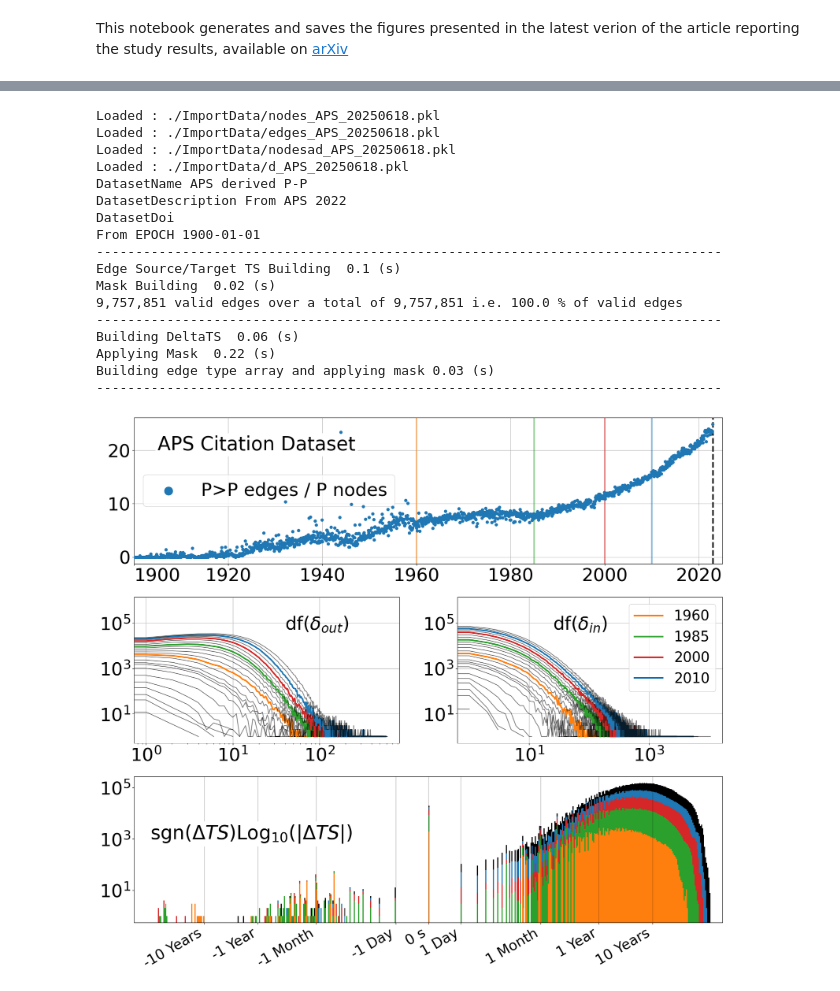
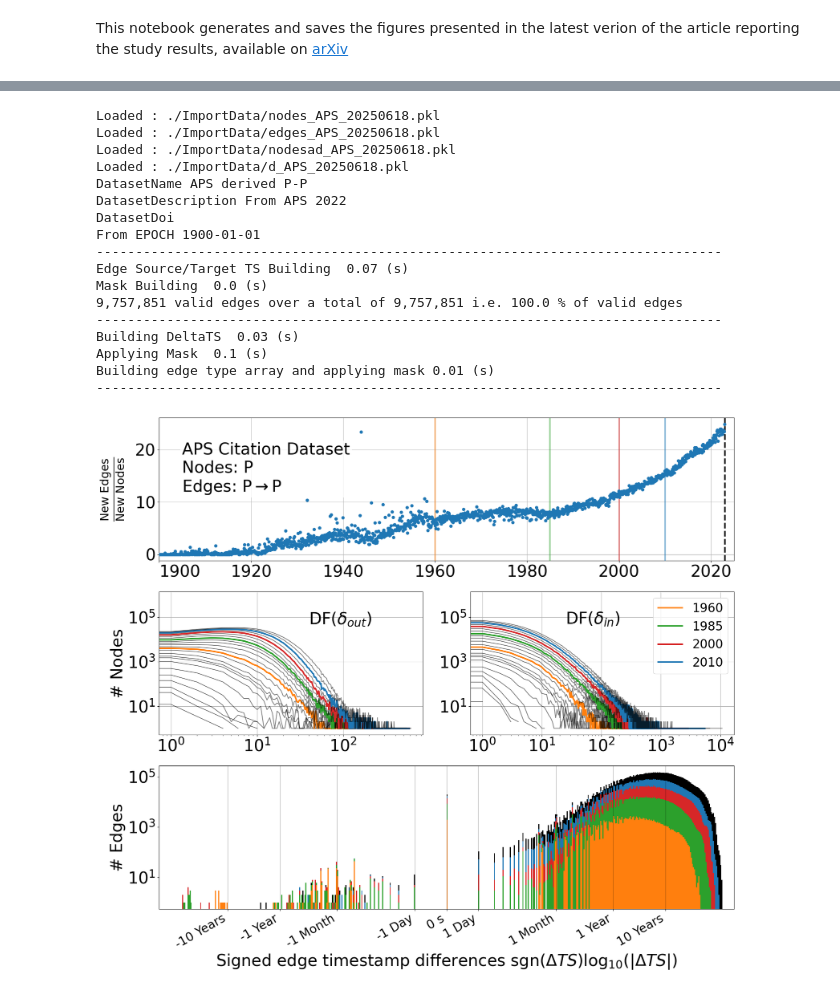
Before and after one commit to grouss/growing-network-study, a Jupyter notebook: Replication_Package_Figures.ipynb, the cells around one changed output, grey strips where cells are left out. Drawn from its saved outputs; the diff is of its cells as text; code cells hidden in the pictures.

```diff
--- a/Replication_Package_Figures.ipynb
+++ b/Replication_Package_Figures.ipynb
@@ -150,16 +133,19 @@ if Rebuild:
             axs[0].scatter(x,stat[sourcetype],s=30,zorder=10,label=sourcetype+" nodes")
     axs[0].legend(loc='upper left',fontsize=fontsize,ncol=1,markerscale=3)
     axs[0].set_yscale("log")
-    axs[0].tick_params(axis='both',which='major',labelsize=fontsize)
+    axs[0].tick_params(axis='both',which='major',labelsize=fontsize-2)
+    axs[0].set_ylabel("New Nodes (Month)",fontsize=fontsize)
     verticalline(fig,axs[0])
     shiftlabels(fig,axs[0])
 
     for sourcetype in ["RV>RV","RL>RV","RL>RL"]:
         if ">" in sourcetype and np.sum(stat[sourcetype])!=0:
-            axs[1].scatter(x,stat[sourcetype],s=30,zorder=10,label=sourcetype+" edges")
+            n1,n2=sourcetype.split(">")
+            axs[1].scatter(x,stat[sourcetype],s=30,zorder=10,label=n1+r'$\to$'+n2+" edges")
     axs[1].legend(loc='upper left',fontsize=fontsize,ncol=2,markerscale=3)
     axs[1].set_yscale("log")
     axs[1].tick_params(axis='both',which='major',labelsize=fontsize-2)
+    axs[1].set_ylabel("New Edges (Month)",fontsize=fontsize-2)
     verticalline(fig,axs[1])
     shiftlabels(fig,axs[1])
 
@@ -611,7 +579,9 @@ Fsave=True
 if Rebuild:
     # O/RL/RV-RL/RV graph
     # ! can take few minutes (should be less than 10)
-    arraytype,encoding,sourcearrayTS,targetarrayTS,deltaTS=GetEdgeTs(*LoadAllArray())
+    nodes,edges,nodesad,d,Nnodes,Nedges,EPOCH,DatasetName =LoadAllArray()
+    arraytype,encoding,sourcearrayTS,targetarrayTS,deltaTS=GetEdgeTs(nodes,edges,nodesad,d,Nnodes,Nedges,EPOCH=EPOCH)
+    del nodes,edges,nodesad
 # %% [output]
 Loaded : ./ImportData/nodes_20240310.pkl
 Loaded : ./ImportData/edges_20240310.pkl
@@ -628,11 +603,13 @@ Building edge type array and applying mask 9.26 (s)
 # %%
 if Rebuild:
     # Derived O-(RL/RV)-O graph
-    arraytypeOO,encodingOO,sourcearrayTSOO,targetarrayTSOO,deltaTSOO=GetEdgeTs(*LoadAllArray_OO(keypath="BigO"))
+    nodesOO,edgesOO,nodesadOO,d,Nnodes,Nedges,EPOCH,DatasetName=LoadAllArray_OO(keypath="BigO")
+    arraytypeOO,encodingOO,sourcearrayTSOO,targetarrayTSOO,deltaTSOO=GetEdgeTs(nodesOO,edgesOO,nodesadOO,d,Nnodes,Nedges,EPOCH=EPOCH)
 
     print('Unvalid edges are mainly orgin nodes without release or revision nodes after partitioning for which nodesad=2^32-1')
     #nodesOO,edgesOO,nodesad,d,Nnodes,Nedges
-    arraytypeTSL,encodingTSL,sourcearrayTSTSL,targetarrayTSTSL,deltaTSTSL=GetEdgeTs(*LoadAllArray_OO(keypath="BigO"),depth=1)
+    arraytypeTSL,encodingTSL,sourcearrayTSTSL,targetarrayTSTSL,deltaTSTSL=GetEdgeTs(nodesOO,edgesOO,nodesadOO,d,Nnodes,Nedges,EPOCH=EPOCH,depth=1)
+    del nodesOO,edgesOO,nodesadOO
 # %% [output]
 Loaded : nodes_o_derived_O-RVRL-O_BigO_20240429.pkl
 Loaded : edges_o_derived_O-RVRL-O_BigO_20240429.pkl
@@ -823,7 +780,7 @@ if Rebuild:
     dout,din=pickle.load(open(exportpath+"degreeInOutHisto_APS_year_1900_2030.pkl","rb"))
 
     markersize=0.5
-    fontsize=36
+    fontsize=32
     lw=3
     Tmn=60;Thour=60*60;Tday=24*Thour;Tweek=7*Tday;Tyear=365*Tday;Tmonth=Tyear//12
 
@@ -832,6 +789,7 @@ if Rebuild:
     nfig=3
 
     YEARlist=[(2010,"tab:blue"),(2000,"tab:red"),(1985,"tab:green"),(1960,"tab:orange")]
+    bbox=dict(facecolor='white', edgecolor='none', alpha=0.8)
 
 
     def verticalline(fig,axs,YEARlist):
@@ -857,7 +815,7 @@ if Rebuild:
 
 
     fig = plt.figure(figsize=(18, 5*nfig))  # Taille de la figure
-    string1=r'Histograms of the signed edge timestamp differences $\operatorname{sgn}(\Delta TS){\rm Log}_{10}(|\Delta TS|)$'
+    string1=r'Histograms of the signed edge timestamp differences $\operatorname{sgn}(\Delta TS){\rm log}_{10}(|\Delta TS|)$'
     #string2='Vertical black lines : -1Year/-1Week/-1Days/-1Hour/-1mn/0s/1mn/1Hour/1Day/1Week/1Year'
     #plt.title(string1+'\n'+string2,fontsize=fontsize-4)
 
@@ -867,9 +825,14 @@ if Rebuild:
     ax=(nfig+1)*[None]
 
     ax[0] = plt.subplot2grid((nfig, 4), (0, 0),colspan=4)
+    ax[0].set_ylabel(r'$\frac{\rm New~Edges}{\rm New~Nodes}$',fontsize=fontsize)
     ax[1] = plt.subplot2grid((nfig, 4), (1, 0),colspan=2)
+    ax[1].set_ylabel('# Nodes',fontsize=fontsize)
     ax[2] = plt.subplot2grid((nfig, 4), (1, 2),colspan=2)
+
     ax[3] = plt.subplot2grid((nfig, 4), (2, 0),colspan=4)
+    ax[3].set_xlabel(r'Signed edge timestamp differences $\operatorname{sgn}(\Delta TS){\rm log}_{10}(|\Delta TS|)$',fontsize=fontsize)
+    ax[3].set_ylabel('# Edges',fontsize=fontsize)
 
     for i in range(4):
         ax[i].tick_params(axis='both',which='major',labelsize=fontsize)
@@ -880,9 +843,10 @@ if Rebuild:
     ax[0].set_xlim(1900,2025)
     ax[0].grid()
 
-    ax[0].scatter(x,stat["P>P"]/stat["P"],s=30,zorder=10,label="P>P edges / P nodes")
-    ax[0].legend(loc='center left',fontsize=fontsize,ncol=1,markerscale=3)
-    ax[0].text(1905,20,'APS Citation Dataset',fontsize=fontsize+2,bbox=bbox)
+    #ax[0].scatter(x,stat["P>P"]/stat["P"],s=30,zorder=10,label=r'P${\to}$P edges / P nodes')
+    ax[0].scatter(x,stat["P>P"]/stat["P"],s=30,zorder=10)
+    #ax[0].legend(loc='center left',fontsize=fontsize,ncol=1,markerscale=3)
+    ax[0].text(1905,12,'APS Citation Dataset\nNodes: P\n'+r'Edges: P${\to}$P',fontsize=fontsize,bbox=bbox)
 
     #ax[0].set_yscale("log")
 
@@ -896,8 +860,8 @@ if Rebuild:
     else:
         field,key=('df',"y")
 
-    ax[2].text(2.5*10**1,0.5*10**5,field+r'$(\delta_{in})$',fontsize=fontsize)
-    ax[1].text(4*10**1,0.5*10**5,field+r'$(\delta_{out})$ ',fontsize=fontsize)
+    ax[2].text(2.5*10**1,0.5*10**5,field.upper()+r'$(\delta_{in})$',fontsize=fontsize)
+    ax[1].text(4*10**1,0.5*10**5,field.upper()+r'$(\delta_{out})$ ',fontsize=fontsize)
     for i in [1,2]:
         ax[i].set_yscale("log")
         ax[i].set_xscale("log")
@@ -925,7 +889,11 @@ if Rebuild:
         typed_deltaTS=deltaTSTmp[mask_type]
         h=np.where(typed_deltaTS==0,0,np.sign(typed_deltaTS)*np.log10(np.abs(typed_deltaTS)/shift))
         # fixed bins and range, density=False
-        ax[iax].hist(h,bins=int(1000/20*(20-2*np.log10(shift))),range=(-10+np.log10(shift),10-np.log10(shift)),density=False,log=True,label=model+': '+EtypeTmp,alpha=1,color="k") #black
+        if '>' in EtypeTmp:
+            labelname=model+': '+EtypeTmp.split('>')[0]+r'${\to}$'+EtypeTmp.split('>')[1]
+        else:
+            labelname=model+': '+EtypeTmp
+        ax[iax].hist(h,bins=int(1000/20*(20-2*np.log10(shift))),range=(-10+np.log10(shift),10-np.log10(shift)),density=False,log=True,label=labelname,alpha=1,color="k") #black
 
         # per year with the same color code as the one used for the in/out degree
         for YEAR,color in YEARlist:
@@ -943,7 +911,7 @@ if Rebuild:
         #ax[iax].legend(loc="upper left",fontsize=fontsize-4,ncol=1,markerscale=1)
         bbox=dict(facecolor='white', edgecolor='none')#, boxstyle='round,pad=0.2')
         #ax[iax].text(-8.5+np.log10(shift),4*10**2,model+"\n\n"+r' $\operatorname{sgn}(\Delta TS){\rm Log}_{10}(|\Delta TS|)$',fontsize=fontsize+2,bbox=bbox)
-        ax[iax].text(-9.5+np.log10(shift),1*10**3,r'$\operatorname{sgn}(\Delta TS){\rm Log}_{10}(|\Delta TS|)$',fontsize=fontsize+2,bbox=bbox)
+        #ax[iax].text(-9.5+np.log10(shift),1*10**3,r'$\operatorname{sgn}(\Delta TS){\rm Log}_{10}(|\Delta TS|)$',fontsize=fontsize+2,bbox=bbox)
 
         xticks=[-np.log10(10*Tyear/shift),-np.log10(Tyear/shift),-np.log10(Tmonth/shift),-np.log10(Tday/shift),
                 #-np.log10(Thour/shift),-np.log10(Tmn/shift),
@@ -952,37 +920,37 @@ if Rebuild:
                 np.log10(Tday/shift),np.log10(Tmonth/shift),np.log10(Tyear/shift),np.log10(10*Tyear/shift)]
 
         xtick_labels = ['-10 Years','-1 Year','-1 Month','-1 Day',
                         #'-1 Hour','-1 Mn',
                         '0 s',
                         #'1 Mn','1 Hour',
                         '1 Day','1 Month','1 Year','10 Years']
 
         ax[iax].set_xticks(xticks)
         ax[iax].set_xticklabels(xtick_labels,rotation=30,ha='right',fontsize=fontsize-8)
 
         ax[iax].set_xlim(-9.8+np.log10(shift),9.8-np.log10(shift))
         for xv in xticks:
             ax[iax].axvline(x=xv,color='k',alpha=0.3,lw=1)
-
+    fig.align_ylabels([ax[0],ax[1],ax[3]])
     if Fsave:
         plt.savefig(exportpath+'/Figures/Nodes_Edges_APS_1900_2030.png', format='png', dpi=300,bbox_inches='tight')
     plt.show()
 # %% [output]
 Loaded : ./ImportData/nodes_APS_20250618.pkl
 Loaded : ./ImportData/edges_APS_20250618.pkl
 Loaded : ./ImportData/nodesad_APS_20250618.pkl
 Loaded : ./ImportData/d_APS_20250618.pkl
 DatasetName APS derived P-P
 DatasetDescription From APS 2022
 DatasetDoi
 From EPOCH 1900-01-01
 --------------------------------------------------------------------------------
-Edge Source/Target TS Building  0.1 (s)
-Mask Building  0.02 (s)
+Edge Source/Target TS Building  0.07 (s)
+Mask Building  0.0 (s)
 9,757,851 valid edges over a total of 9,757,851 i.e. 100.0 % of valid edges
 --------------------------------------------------------------------------------
-Building DeltaTS  0.06 (s)
-Applying Mask  0.22 (s)
-Building edge type array and applying mask 0.03 (s)
+Building DeltaTS  0.03 (s)
+Applying Mask  0.1 (s)
+Building edge type array and applying mask 0.01 (s)
 --------------------------------------------------------------------------------
-[figure, old version]
+[figure, new version]
```
Also changed, not shown: parts of 22 cells of this notebook, 30 other files.
